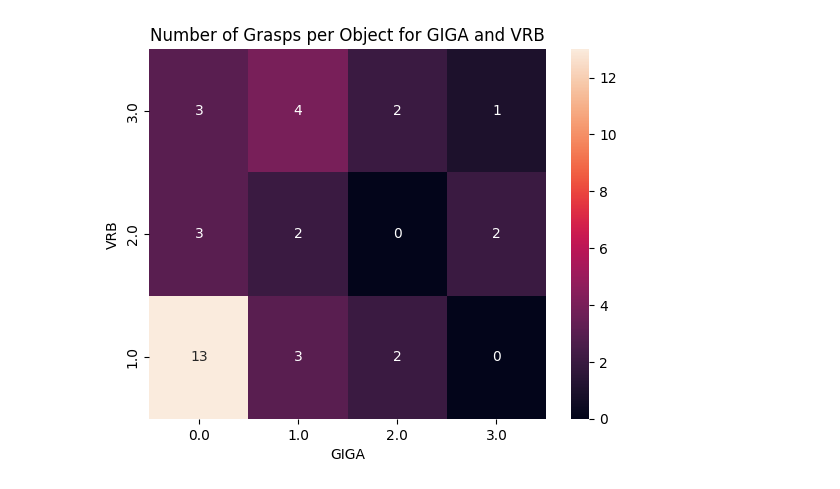
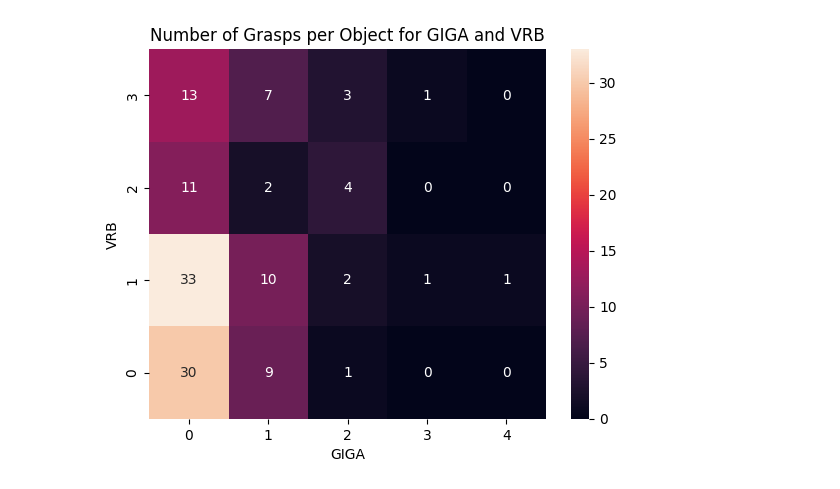
Before and after one commit to ishan-gaur/affordance-bench, a Jupyter notebook: experiment_analysis.ipynb, the cells around one changed output. Cells and saved outputs as stored; diff of their text form; code cells hidden in the pictures.

```diff
--- a/experiment_analysis.ipynb
+++ b/experiment_analysis.ipynb
@@ -3,8 +3,9 @@ import pandas as pd
 import seaborn as sns
 import matplotlib.pyplot as plt
 # %%
-pile_df = pd.read_csv('evals_single.tsv', sep='\t')
+pile_df = pd.read_csv('evals/evals_pile_initial.tsv', sep='\t')
 pile_df = pile_df[pile_df["is_annotated"] & ~pile_df["corrupted"]]
-pile_df["total_obj"] = [1] * len(pile_df)
+pile_df["total_obj"] = [len(x.split(',')) for x in pile_df["giga_pos_modes"]]
+# pile_df["total_obj"] = [1] * len(pile_df)
 pile_df.head()
 # %% [output]
@@ -39,38 +41,38 @@ Text(0.5, 1.0, 'Proportion of Objects with Grasps for Both Methods ')
 # %%
 import seaborn as sns
 import matplotlib.pyplot as plt
 
 # Define the function to extract modes
 def extract_modes(df, column_name):
     flattened_modes = []
     for modes_list in df[column_name]:
-        # modes = modes_list.split(",")
-        # modes = [int(mode) for mode in modes if mode != ""]
-        # flattened_modes.extend(modes)
-        flattened_modes.extend([modes_list])
+        modes = modes_list.split(",")
+        modes = [int(mode) for mode in modes if mode != ""]
+        flattened_modes.extend(modes)
+        # flattened_modes.extend([modes_list])
     return flattened_modes
 
 # Extract modes for giga_pos_modes and vrb_pos_modes
 vrb_pos_modes = extract_modes(pile_df, "vrb_pos_modes")
 giga_pos_modes = extract_modes(pile_df, "giga_pos_modes")
 
 # Create a dataframe for the heatmap
 heatmap_df = pd.DataFrame({'Giga': giga_pos_modes, 'Vrb': vrb_pos_modes})
 
 # Create the 2D heatmap with counts annotated
 heatmap = heatmap_df.pivot_table(index='Vrb', columns='Giga', aggfunc='size', fill_value=0)
 sns.heatmap(heatmap, annot=True, fmt='d', cbar=True)
 
 # Set the axis labels and tick labels
 plt.xlabel('GIGA')
 plt.ylabel('VRB')
 plt.title('Number of Grasps per Object for GIGA and VRB')
 plt.gca().invert_yaxis()
 
 # Show the plot
 plt.show()
 # %% [output]
-[figure, old version]
+[figure, new version]
 # %%
 giga_dir_modes = extract_modes(pile_df, "giga_dir_modes")
 vrb_dir_modes = extract_modes(pile_df, "vrb_dir_modes")
```
Also changed, not shown: parts of 5 cells of this notebook.
